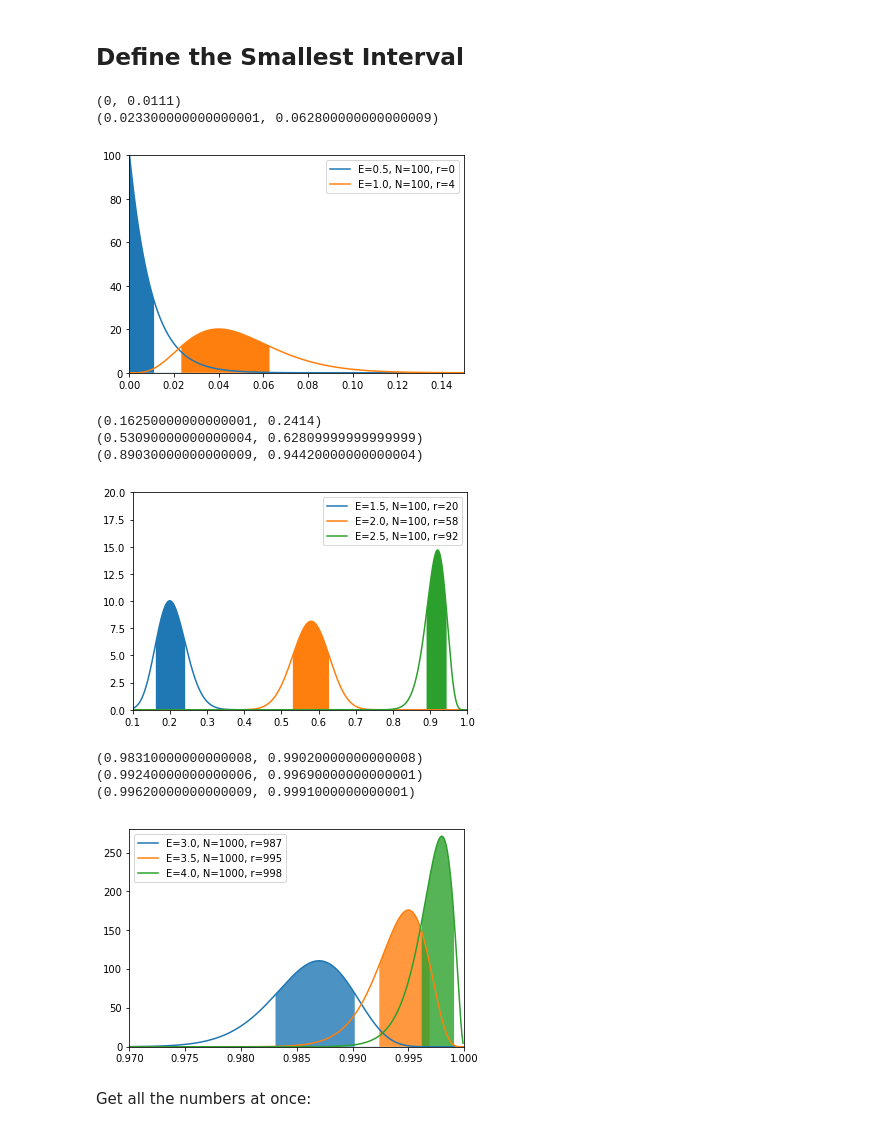
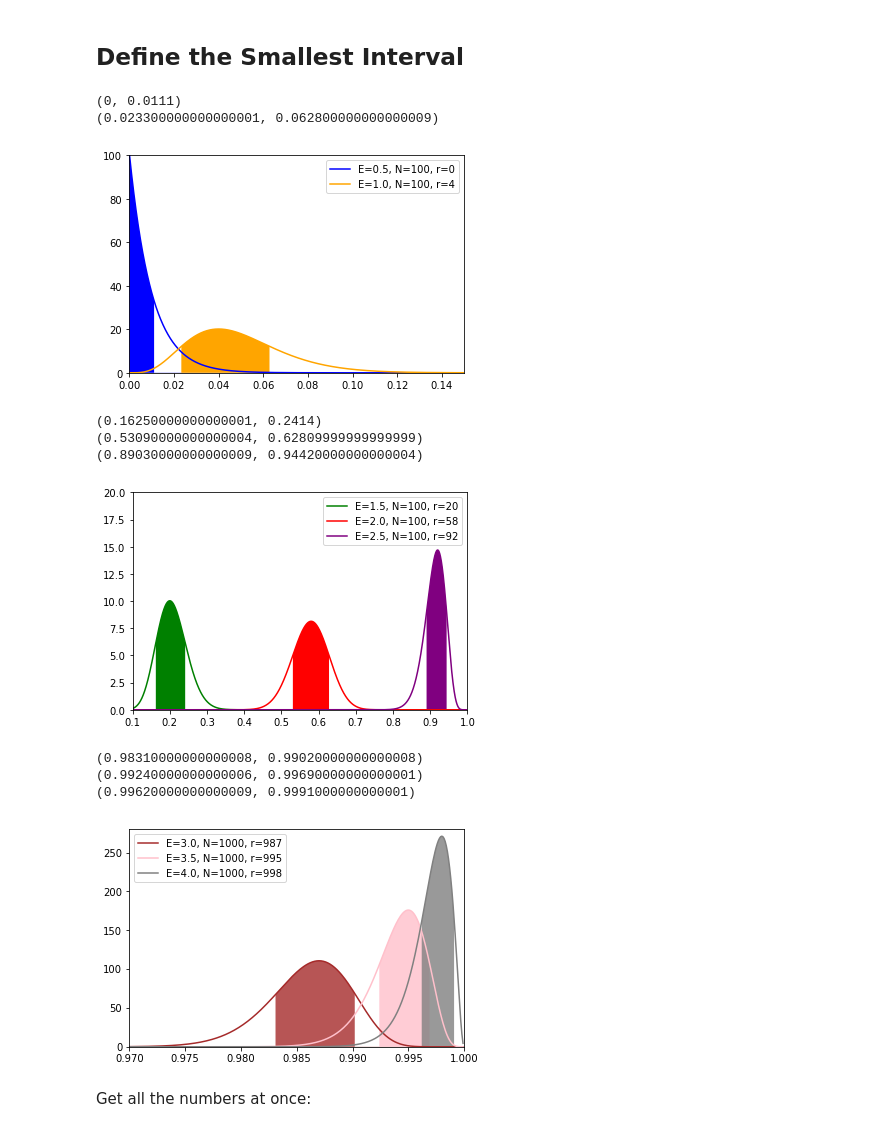
Before and after one commit to schustermartin/data_analysis_tutorium, a Jupyter notebook: Exercises/Chapter_02/Exercise_2_10.ipynb, the cells around one changed output. Saved outputs shown, nothing was run; the diff lists cells and outputs as text; code cells hidden in the pictures.

```diff
--- a/Exercises/Chapter_02/Exercise_2_10.ipynb
+++ b/Exercises/Chapter_02/Exercise_2_10.ipynb
@@ -49,9 +68,10 @@ plt.ylim(0,50)
 plt.xlabel('p')
 plt.ylabel('Posterior')
 labels = []
+colors = ['blue','orange','green','red','purple','brown','pink','grey']
 for i in range(len(Energies)):
     labels.append('E='+ str(Energies[i])+', N='+str(Trials[i])+', r='+str(Successes[i]))
-    plt.plot(p_values,posterior_values[i],label=labels[i])
+    plt.plot(p_values,posterior_values[i],label=labels[i],color=colors[i])
 
 plt.legend()
 plt.show()
@@ -84,23 +104,23 @@ for i in range(2):
     print(p_min,p_max)
     plt.xlim(0,0.15)
     plt.ylim(0,100)
-    plt.plot(p_values,posterior_values[i], label= labels[i])
-    plt.fill_between(p_values,posterior_values[i],where= p_values >=p_min)
+    plt.plot(p_values,posterior_values[i], label= labels[i],color=colors[i])
+    plt.fill_between(p_values,posterior_values[i],where= p_values >=p_min,facecolor=colors[i])
     plt.fill_between(p_values,posterior_values[i],where= p_values >=p_max,facecolor='white')
 plt.legend()
 plt.show()
 # %% [output]
 (0, 0.0111)
 (0.023300000000000001, 0.062800000000000009)
-[figure, old version]
+[figure, new version]
 # %%
 for i in range(2,5):
     p_min , p_max, p_num,acc_sum = smallest_interval(0.32,p_values,posterior_values[i])
     print(p_min,p_max)
     plt.xlim(0.1,1.)
     plt.ylim(0,20)
-    plt.plot(p_values,posterior_values[i],label= labels[i])
-    plt.fill_between(p_values,posterior_values[i],where= p_values >=p_min)
+    plt.plot(p_values,posterior_values[i],label= labels[i],color=colors[i])
+    plt.fill_between(p_values,posterior_values[i],where= p_values >=p_min,facecolor=colors[i])
     plt.fill_between(p_values,posterior_values[i],where= p_values >=p_max,facecolor='white')
 plt.legend()
 plt.show()
@@ -108,22 +128,22 @@ plt.show()
 (0.16250000000000001, 0.2414)
 (0.53090000000000004, 0.62809999999999999)
 (0.89030000000000009, 0.94420000000000004)
-[figure, old version]
+[figure, new version]
 # %%
 for i in range(5,8):
     p_min , p_max, p_num, acc_sum = smallest_interval(0.32,p_values,posterior_values[i])
     print(p_min,p_max)
     plt.xlim(0.97,1.)
     plt.ylim(0,280)
-    plt.plot(p_values,posterior_values[i],label= labels[i])
-    plt.fill_between(p_values,posterior_values[i],where= p_values >=p_min,alpha=0.8)
+    plt.plot(p_values,posterior_values[i],label= labels[i],color=colors[i])
+    plt.fill_between(p_values,posterior_values[i],where= p_values >=p_min,alpha=0.8,facecolor=colors[i])
     plt.fill_between(p_values,posterior_values[i],where= p_values >=p_max,facecolor='white')
 plt.legend()
 plt.show()
 # %% [output]
 (0.98310000000000008, 0.99020000000000008)
 (0.99240000000000006, 0.99690000000000001)
 (0.99620000000000009, 0.9991000000000001)
-[figure, old version]
+[figure, new version]
 # %% [markdown]
 Get all the numbers at once:
```
Also changed, not shown: parts of 11 cells of this notebook, 1 other file.
